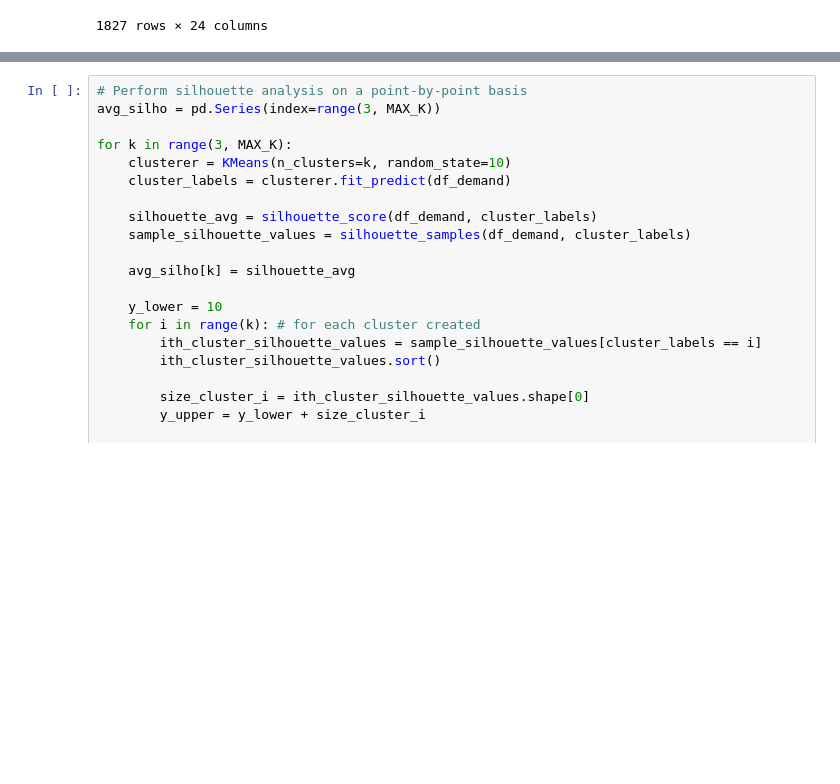
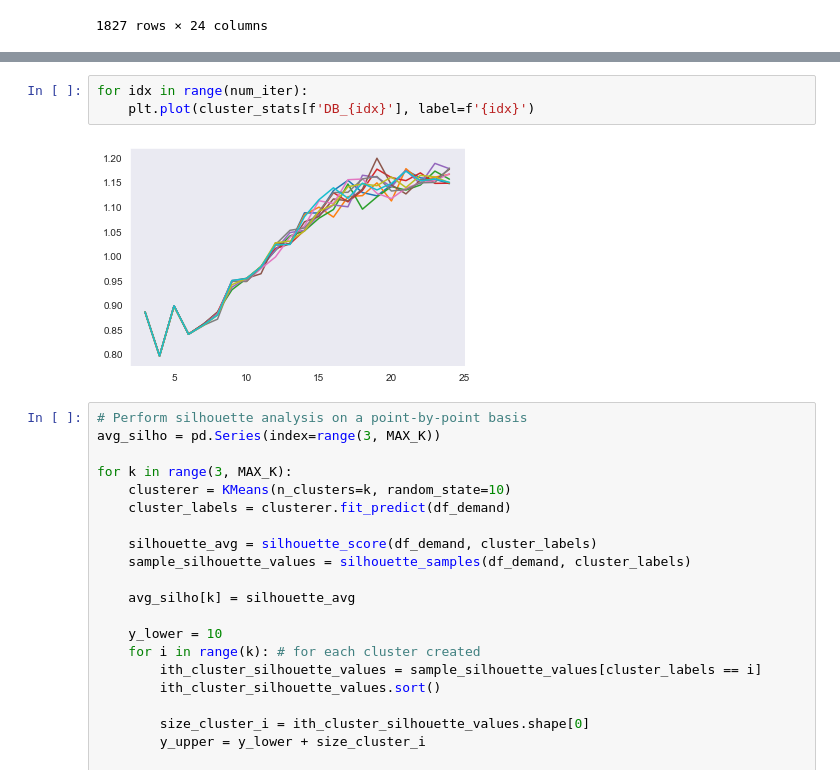
Before and after one commit to jgib124/Energy-Demand-Clustering, a Jupyter notebook: test_clustering.ipynb, the cells around one changed output, grey strips where cells are left out. Cells and saved outputs as stored; diff of their text form; blank space fills up the shorter version.

```diff
--- a/test_clustering.ipynb
+++ b/test_clustering.ipynb
@@ -170,3 +162,8 @@ Davies-Bouldin Score =  1.1675509385130733
+# %%
+for idx in range(num_iter):
+    plt.plot(cluster_stats[f'DB_{idx}'], label=f'{idx}')
+# %% [output]
+[figure, added]
 # %%
 # Perform silhouette analysis on a point-by-point basis
 avg_silho = pd.Series(index=range(3, MAX_K))
```
Also changed, not shown: parts of 1 cell of this notebook, 19 other files.
